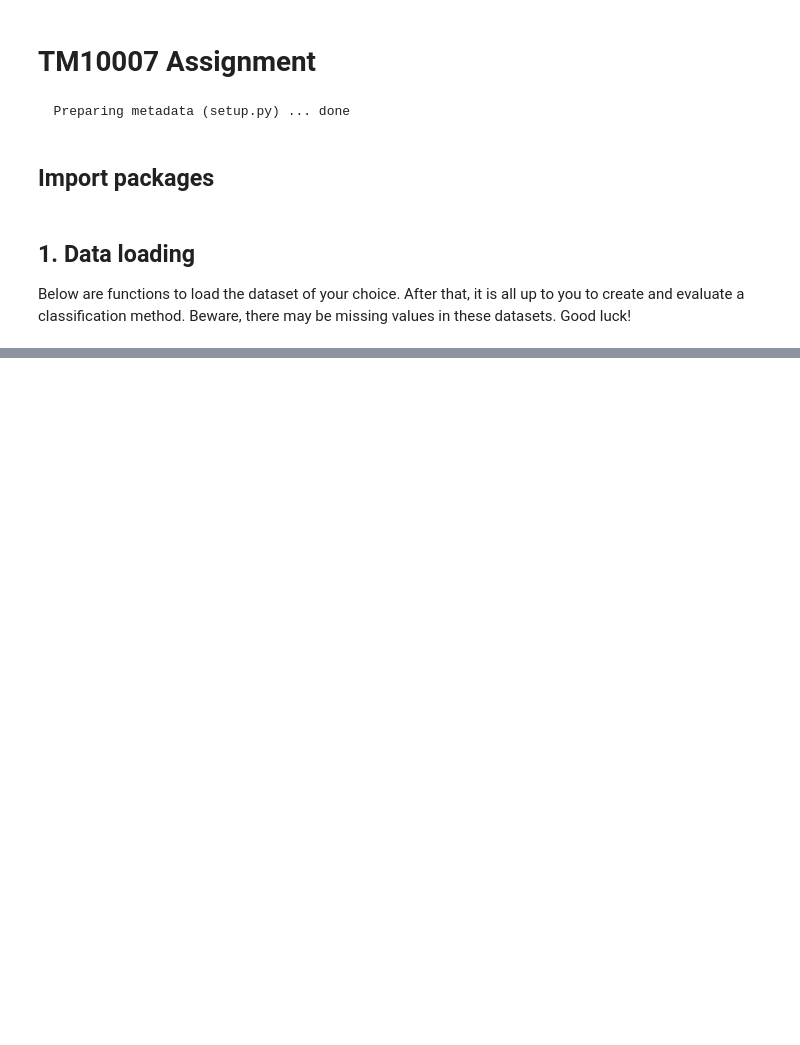
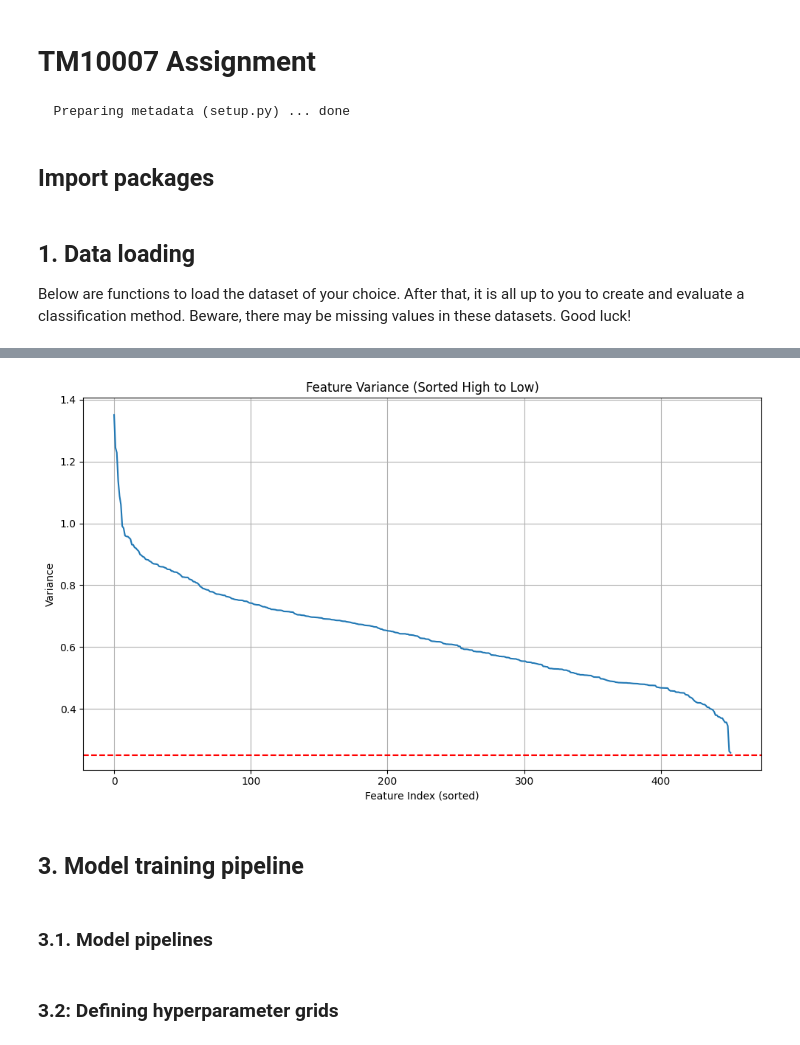
Before and after one commit to Roberto-TM/TM10007_ML_Project_group3, a Jupyter notebook: assignment.ipynb, the cells around one changed output, grey strips where cells are left out. Drawn from its saved outputs; the diff is of its cells as text; code cells hidden in the pictures; blank space fills up the shorter version.

```diff
--- a/assignment.ipynb
+++ b/assignment.ipynb
@@ -432,0 +230,20 @@ Text(0.5, 1.0, 'Learning Curve')
+# %%
+variances = X_train_reduced_df.var()  # Get variance of each column
+variances_sorted = variances.sort_values(ascending=False)
+
+# Plot
+plt.figure(figsize=(10, 6))
+plt.plot(variances_sorted.values)
+plt.axhline(y=var_threshold, color='red', linestyle='--')
+plt.ylabel('Variance')
+plt.xlabel('Feature Index (sorted)')
+plt.title('Feature Variance (Sorted High to Low)')
+plt.grid(True)
+plt.tight_layout()
+plt.show()
+# %% [output]
+[figure, added]
+# %% [markdown]
+## 3. Model training pipeline
+# %% [markdown]
+### 3.1. Model pipelines
@@ -432,0 +281,2 @@ Text(0.5, 1.0, 'Learning Curve')
+# %% [markdown]
+### 3.2: Defining hyperparameter grids
```
Also changed, not shown: parts of 48 cells of this notebook.
